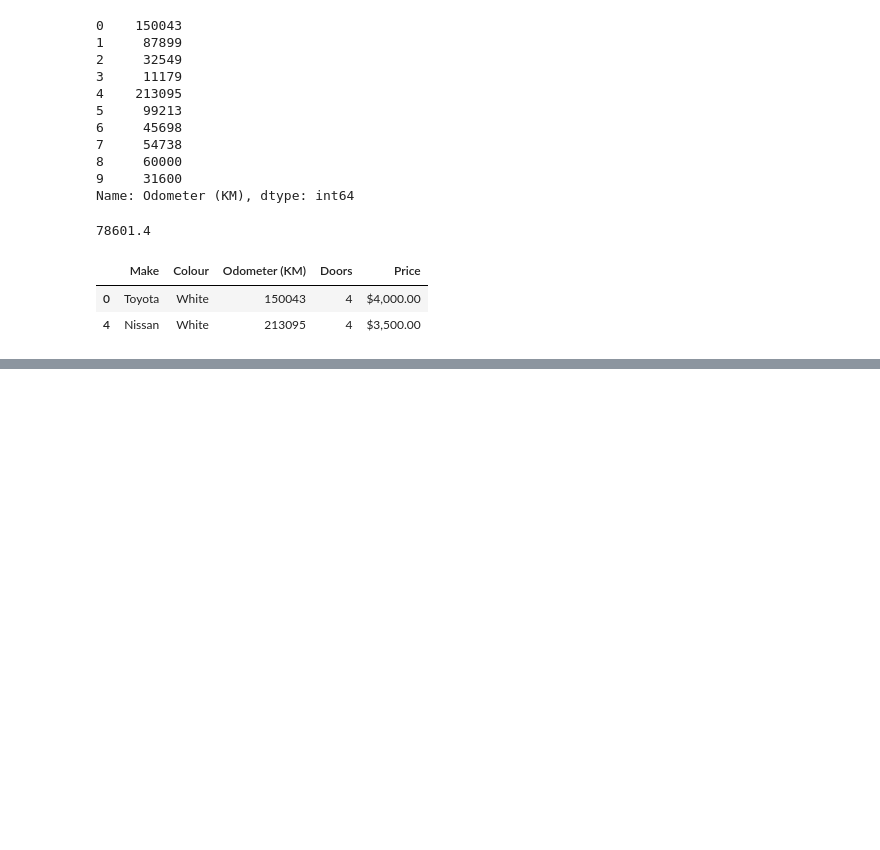
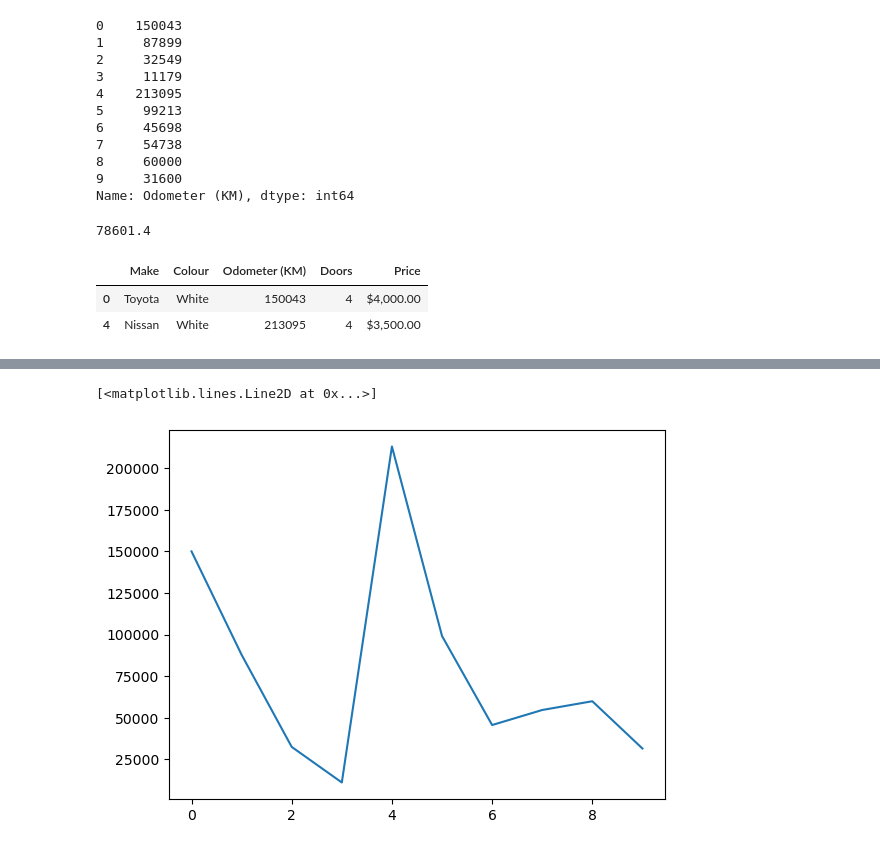
Before and after one commit to khadyo/ML, a Jupyter notebook: Introduction-to-pandas.ipynb, the cells around one changed output, grey strips where cells are left out. Saved outputs shown, nothing was run; the diff lists cells and outputs as text; code cells hidden in the pictures; blank space fills up the shorter version.

```diff
--- a/Introduction-to-pandas.ipynb
+++ b/Introduction-to-pandas.ipynb
@@ -196,0 +219,9 @@ data[data["Odometer (KM)"]>100000]
+# %%
+# Import Matplotlib and create a plot of the Odometer column
+# Don't forget to use %matplotlib inline
+%matplotlib inline
+import matplotlib.pyplot as plt
+plt.plot(Odometer)
+# %% [output]
+[<matplotlib.lines.Line2D at 0x...>]
+[figure, added]
```
Also changed, not shown: parts of 11 cells of this notebook.
